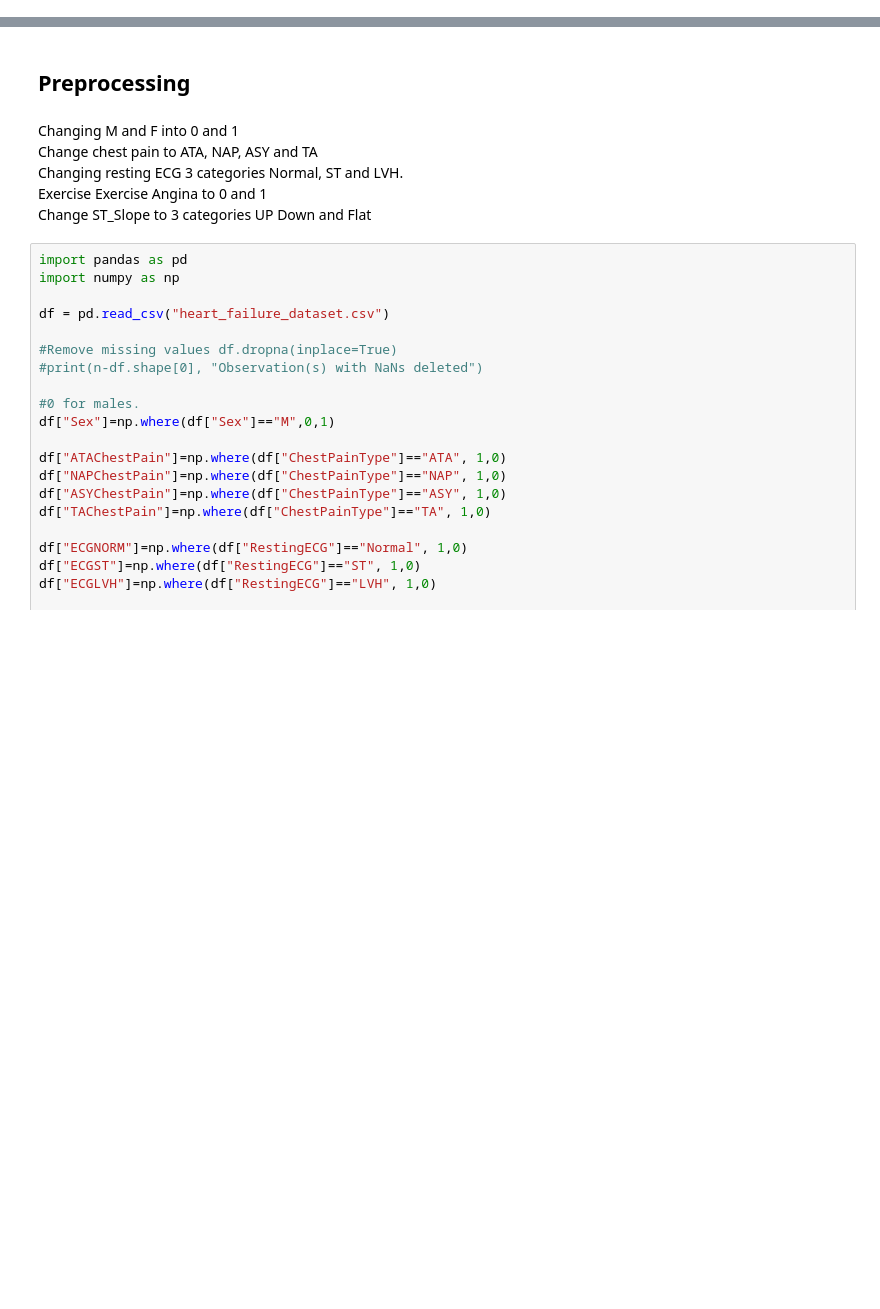
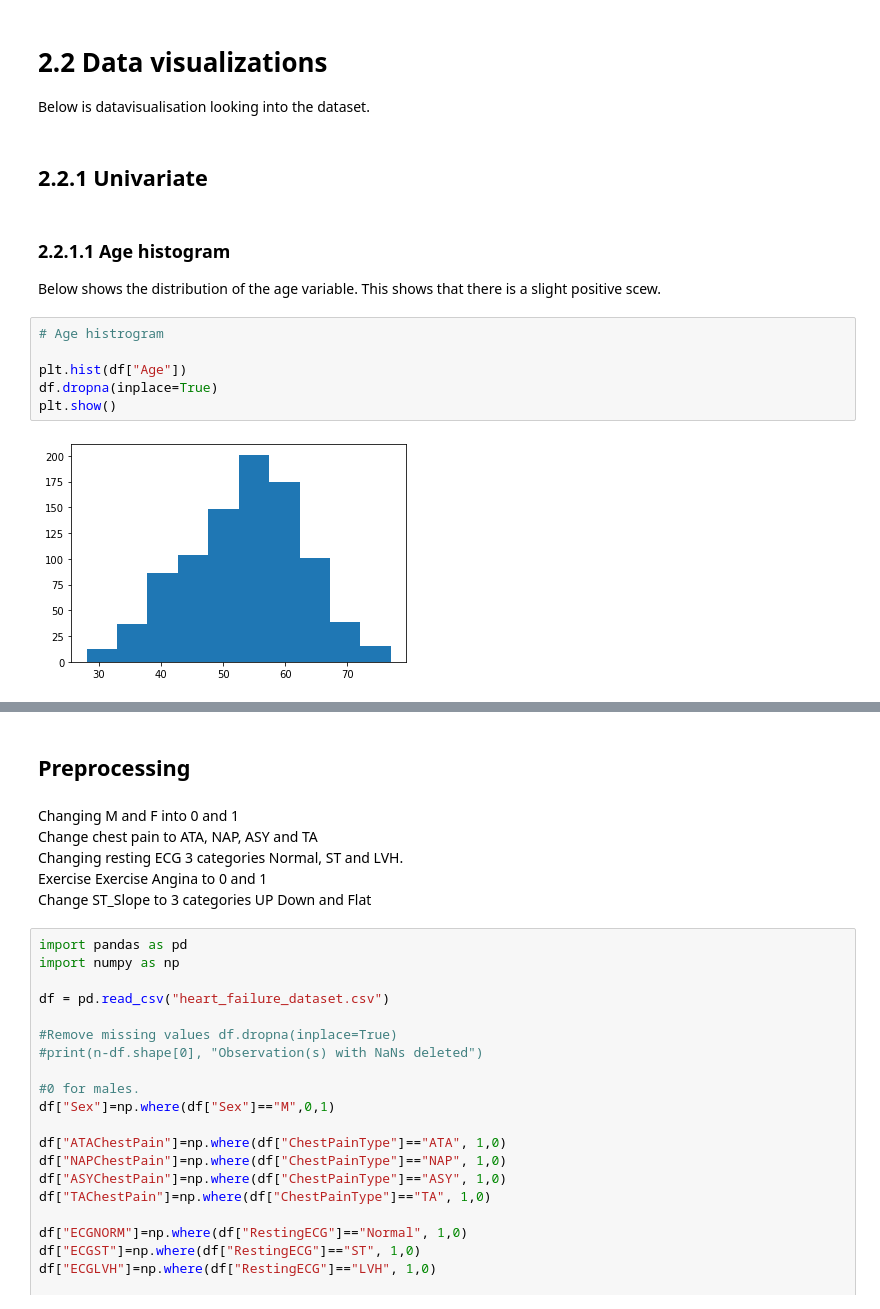
Before and after one commit to Finnian-HBLR/Health-Data-Project---Heart-Failure-Prediction, a Jupyter notebook: Heart Failure Prediction.ipynb, the cells around one changed output, grey strips where cells are left out. Saved outputs shown, nothing was run; the diff lists cells and outputs as text; blank space fills up the shorter version.

```diff
--- a/Heart Failure Prediction.ipynb
+++ b/Heart Failure Prediction.ipynb
@@ -53,0 +74,16 @@ Check for NaNs and stuff.
+# %% [markdown]
+# 2.2 Data visualizations
+Below is datavisualisation looking into the dataset.
+# %% [markdown]
+## 2.2.1 Univariate
+# %% [markdown]
+### 2.2.1.1 Age histogram
+Below shows the distribution of the age variable. This shows that there is a slight positive scew.
+# %%
+# Age histrogram
+
+plt.hist(df["Age"])
+df.dropna(inplace=True)
+plt.show()
+# %% [output]
+[figure, added]
```
Also changed, not shown: parts of 20 cells of this notebook.
